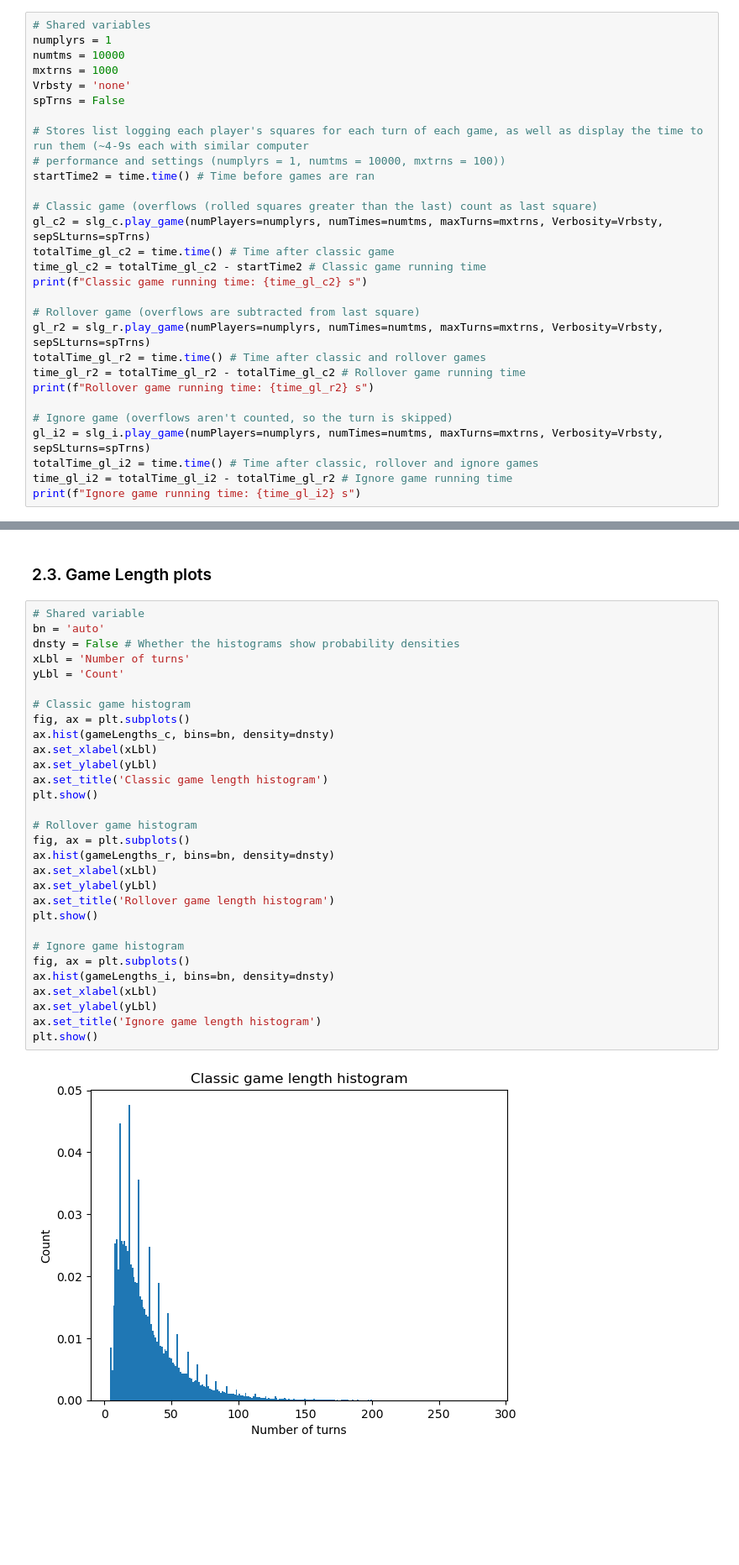
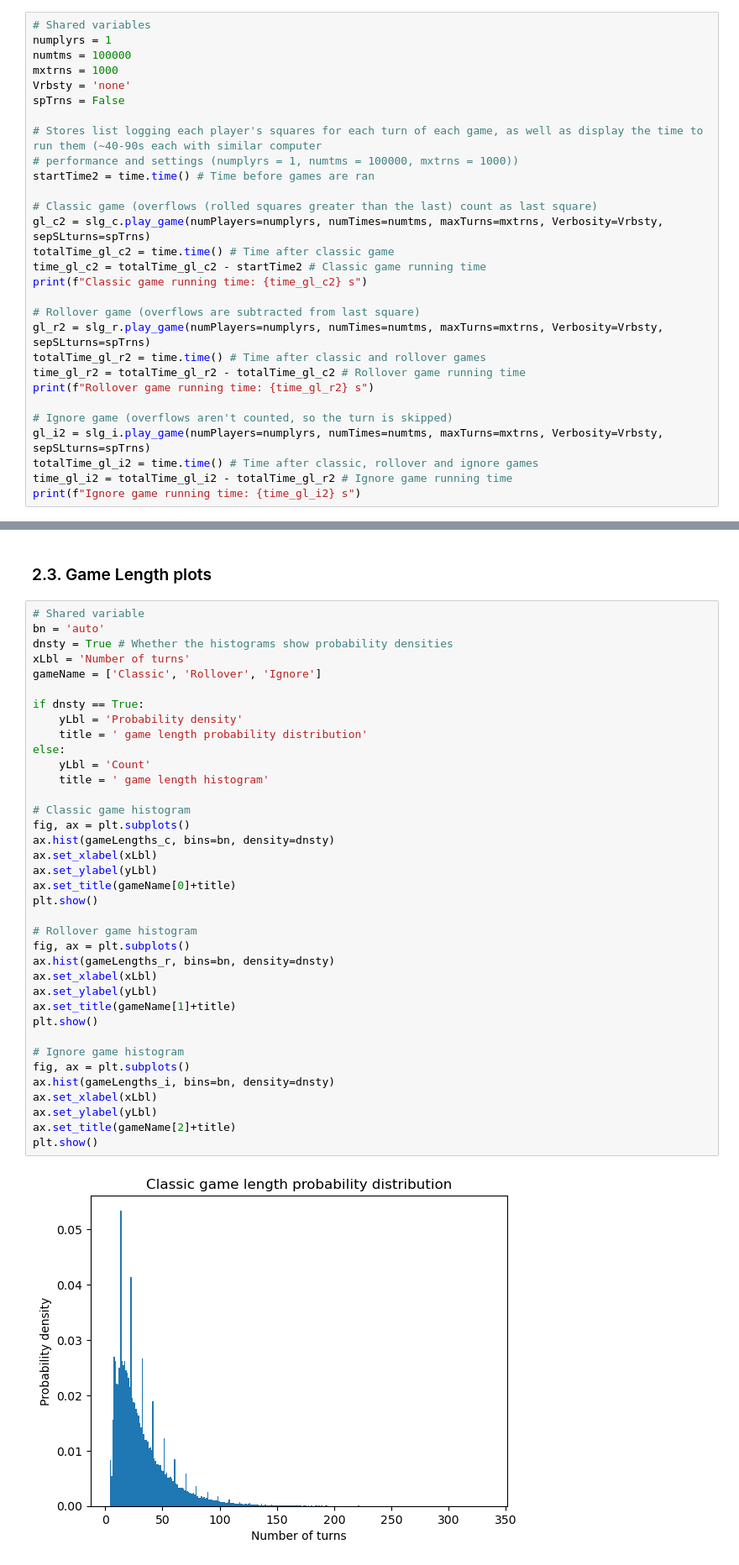
Before and after one commit to D-Akinwande/Snakes-and-Ladders-Project, a Jupyter notebook: Code/Snakes and Ladders Analysis.ipynb, the cells around one changed output, grey strips where cells are left out. Shown at 84% size. Saved outputs shown, nothing was run; the diff lists cells and outputs as text; blank space fills up the shorter version.

```diff
--- a/Code/Snakes and Ladders Analysis.ipynb
+++ b/Code/Snakes and Ladders Analysis.ipynb
@@ -207,13 +208,13 @@ plt.show()
 # %%
 # Shared variables
 numplyrs = 1
-numtms = 10000
+numtms = 100000
 mxtrns = 1000
 Vrbsty = 'none'
 spTrns = False
 
-# Stores list logging each player's squares for each turn of each game, as well as display the time to run them (~4-9s each with similar computer
-# performance and settings (numplyrs = 1, numtms = 10000, mxtrns = 100))
+# Stores list logging each player's squares for each turn of each game, as well as display the time to run them (~40-90s each with similar computer
+# performance and settings (numplyrs = 1, numtms = 100000, mxtrns = 1000))
 startTime2 = time.time() # Time before games are ran
 
 # Classic game (overflows (rolled squares greater than the last) count as last square)
@@ -303,32 +304,39 @@ Ignore game lengths calc. running time: 0.0 s
 # %%
 # Shared variable
 bn = 'auto'
-dnsty = False # Whether the histograms show probability densities
+dnsty = True # Whether the histograms show probability densities
 xLbl = 'Number of turns'
-yLbl = 'Count'
+gameName = ['Classic', 'Rollover', 'Ignore']
+
+if dnsty == True:
+    yLbl = 'Probability density'
+    title = ' game length probability distribution'
+else:
+    yLbl = 'Count'
+    title = ' game length histogram'
 
 # Classic game histogram
 fig, ax = plt.subplots()
 ax.hist(gameLengths_c, bins=bn, density=dnsty)
 ax.set_xlabel(xLbl)
 ax.set_ylabel(yLbl)
-ax.set_title('Classic game length histogram')
+ax.set_title(gameName[0]+title)
 plt.show()
 
 # Rollover game histogram
 fig, ax = plt.subplots()
 ax.hist(gameLengths_r, bins=bn, density=dnsty)
 ax.set_xlabel(xLbl)
 ax.set_ylabel(yLbl)
-ax.set_title('Rollover game length histogram')
+ax.set_title(gameName[1]+title)
 plt.show()
 
 # Ignore game histogram
 fig, ax = plt.subplots()
 ax.hist(gameLengths_i, bins=bn, density=dnsty)
 ax.set_xlabel(xLbl)
 ax.set_ylabel(yLbl)
-ax.set_title('Ignore game length histogram')
+ax.set_title(gameName[2]+title)
 plt.show()
 # %% [output]
-[figure, old version]
+[figure, new version]
```
Also changed, not shown: parts of 10 cells of this notebook.
